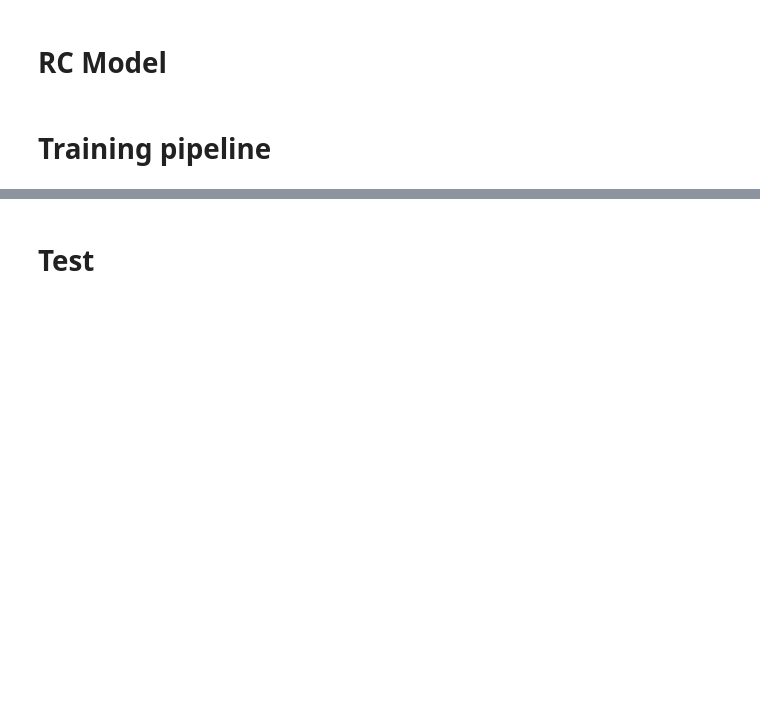
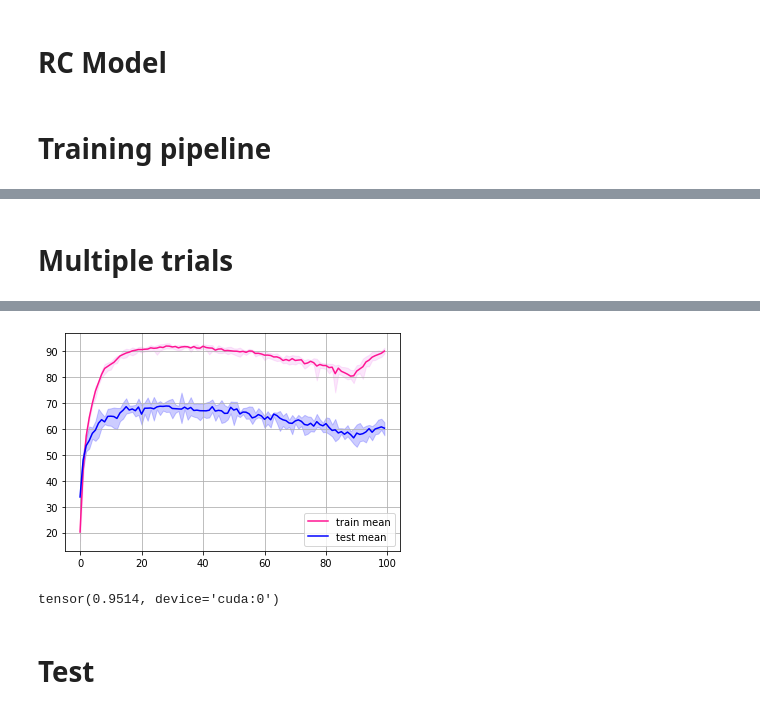
Before and after one commit to HuangHaoyu1997/Reservoir-Computing, a Jupyter notebook: new_RC.ipynb, the cells around one changed output, grey strips where cells are left out. Cells and saved outputs as stored; diff of their text form; code cells hidden in the pictures; blank space fills up the shorter version.

```diff
--- a/new_RC.ipynb
+++ b/new_RC.ipynb
@@ -305,0 +460,47 @@ plt.legend()
+# %% [markdown]
+# Multiple trials
+# %%
+train_acc_log = np.zeros((config.epoch, config.trials))
+test_acc_log = np.zeros((config.epoch, config.trials))
+for i in range(config.trials):
+    print('************** ', i, ' **************')
+    np.random.seed(config.seed+i)
+    torch.manual_seed(config.seed+i)
+    torch.cuda.manual_seed_all(config.seed+i)
+    torch.backends.cudnn.deterministic = True
+    torch.backends.cudnn.benchmark = False
+
+    model = RC().to(config.device)
+    criterion = nn.CrossEntropyLoss()
+    optimizer = torch.optim.Adam(filter(lambda p: p.requires_grad, model.parameters()), lr=config.lr)
+    train_acc, test_acc = train(model, optimizer, criterion, config.epoch, train_loader, test_loader, config.device, 'serial')
+    # accuracy = test(model, test_loader, mode='serial')
+    train_acc_log[:,i] = train_acc
+    test_acc_log[:,i] = test_acc
+
+train_mean = np.mean(train_acc_log, axis=1)
+train_std = np.std(train_acc_log, axis=1)
+train_var = np.var(train_acc_log, axis=1)
+train_max = np.max(train_acc_log, axis=1)
+train_min = np.min(train_acc_log, axis=1)
+
+test_mean = np.mean(test_acc_log, axis=1)
+test_std = np.std(test_acc_log, axis=1)
+test_var = np.var(test_acc_log, axis=1)
+test_max = np.max(test_acc_log, axis=1)
+test_min = np.min(test_acc_log, axis=1)
+
+plt.plot(list(range(config.epoch)), train_mean, color='deeppink', label='train mean')
+# plt.fill_between(list(range(config.epoch)), data_mean-data_std, data_mean+data_std, color='violet', alpha=0.2)
+plt.fill_between(list(range(config.epoch)), train_min, train_max, color='violet', alpha=0.2)
+
+plt.plot(list(range(config.epoch)), test_mean, color='blue', label='test mean')
+# plt.fill_between(list(range(config.epoch)), data_mean-data_std, data_mean+data_std, color='violet', alpha=0.2)
+plt.fill_between(list(range(config.epoch)), test_min, test_max, color='blue', alpha=0.2)
+
+plt.legend()
+plt.grid()
+# plt.axis([-5, 105, 75, 95])
+plt.savefig('SHD_gradual_mask.pdf')
+plt.show()
+# %% [output]
@@ -306,3 +524,8 @@ plt.legend()
+[figure, added]
+# %%
+(model.A2.weight.data==0).sum()/128**2
+# %% [output]
+tensor(0.9514, device='cuda:0')
 # %% [markdown]
 # Test
 # %%
```
Also changed, not shown: parts of 13 cells of this notebook, 5 other files.
